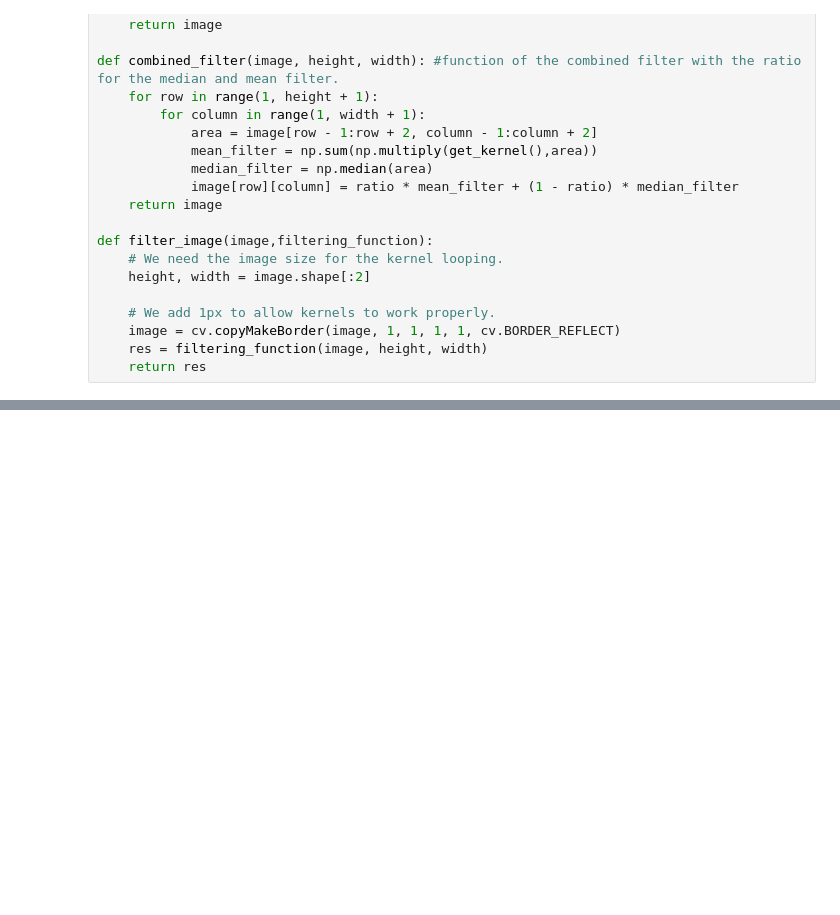
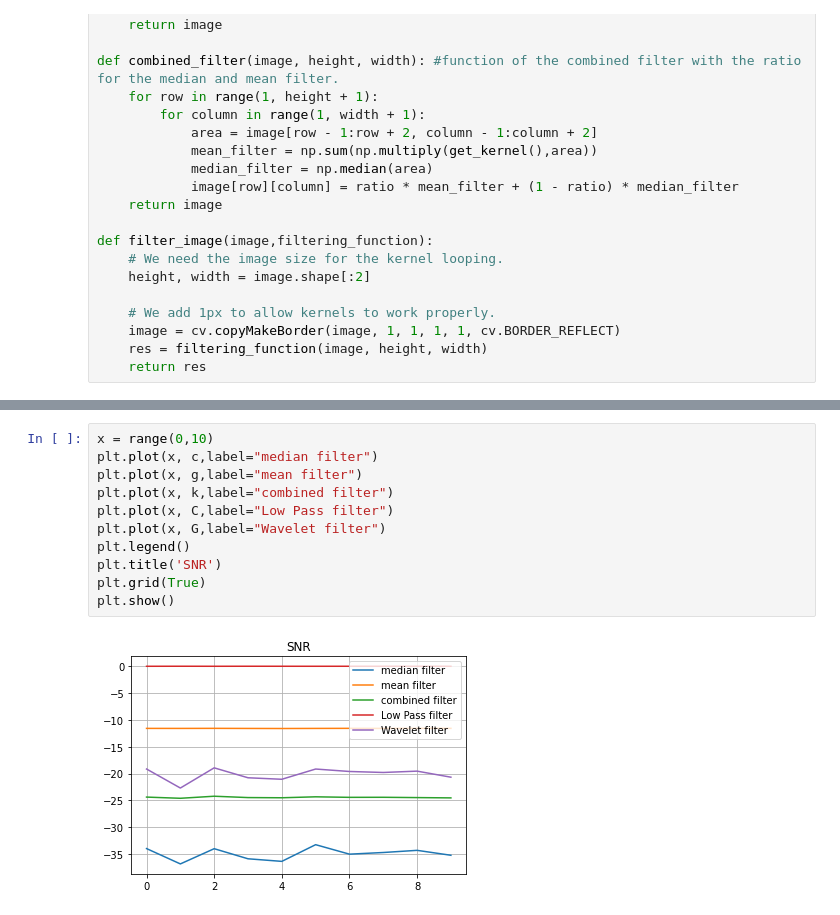
Before and after one commit to hugovanhille/ImageProcessing, a Jupyter notebook: Imae_Processing.ipynb, the cells around one changed output, grey strips where cells are left out. Cells and saved outputs as stored; diff of their text form; blank space fills up the shorter version.

```diff
--- a/Imae_Processing.ipynb
+++ b/Imae_Processing.ipynb
@@ -166,0 +210,13 @@ def filter_image(image,filtering_function):
+# %%
+x = range(0,10)
+plt.plot(x, c,label="median filter")
+plt.plot(x, g,label="mean filter")
+plt.plot(x, k,label="combined filter")
+plt.plot(x, C,label="Low Pass filter")
+plt.plot(x, G,label="Wavelet filter")
+plt.legend()
+plt.title('SNR')
+plt.grid(True)
+plt.show()
+# %% [output]
+[figure, added]
```
Also changed, not shown: parts of 18 cells of this notebook.
